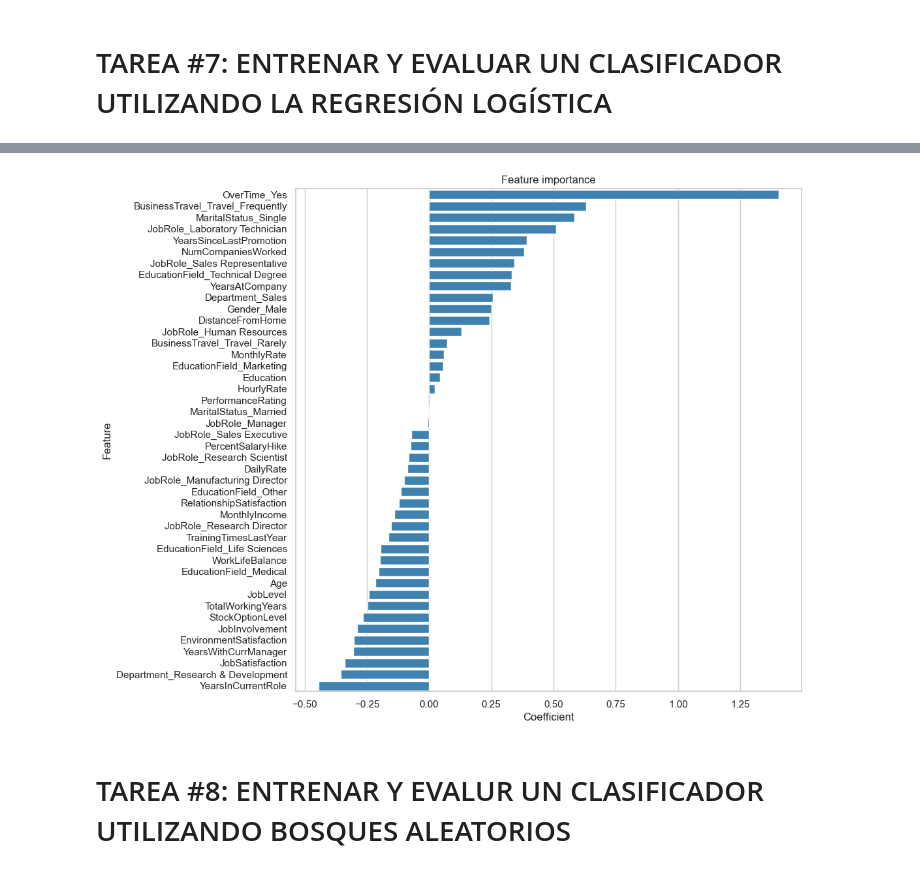
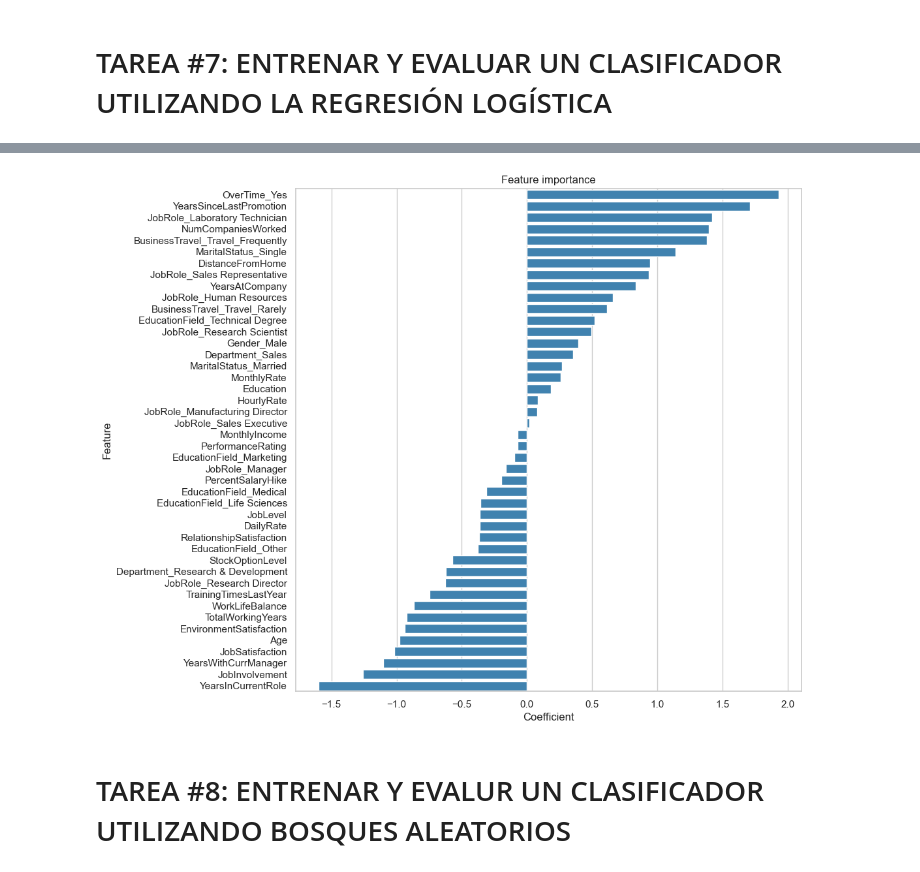
Before and after one commit to JoanClaverol/ds4b, a Jupyter notebook: 1. Human Resources Data/Esqueleto_Departamento_de_Recursos_Humanos.ipynb, the cells around one changed output, grey strips where cells are left out. Saved outputs shown, nothing was run; the diff lists cells and outputs as text; code cells hidden in the pictures.

```diff
--- a/1. Human Resources Data/Esqueleto_Departamento_de_Recursos_Humanos.ipynb
+++ b/1. Human Resources Data/Esqueleto_Departamento_de_Recursos_Humanos.ipynb
@@ -429,13 +425,13 @@ from sklearn.pipeline import Pipeline
 # import column transformer
 from sklearn.compose import ColumnTransformer
 # import standard scaler
-from sklearn.preprocessing import StandardScaler
+from sklearn.preprocessing import MinMaxScaler
 # import one hot encoder
 from sklearn.preprocessing import OneHotEncoder
 
 # create a pipeline for numerical columns
 num_pipeline = Pipeline([
-    ("std_scaler", StandardScaler())
+    ("scaler", MinMaxScaler())
 ])
 
 # create a pipeline for categorical columns
@@ -519,38 +532,35 @@ weighted avg       0.90      0.90      0.89       294
 # get formual from logistic regression
 # get the best estimator
 best_estimator = grid_search_lm.best_estimator_
 
 # get the preprocessor
 preprocessor = best_estimator.named_steps["preprocessor"]
 
 # get the one hot encoder
 ohe_names = preprocessor.named_transformers_["cat_pipeline"].get_feature_names_out()
 
 # get the feature names
 feature_names = (
     list(num_cols) +
     list(ohe_names)
 )
 
 # get the coefficients
 coefficients = best_estimator.named_steps["log_reg"].coef_[0]
 
 # create a dataframe
 coefficients_df = pd.DataFrame({
     "Feature": feature_names,
     "Coefficient": coefficients
-})
-
-# sort the dataframe by coefficient
-coefficients_df = coefficients_df.sort_values(by="Coefficient", ascending=False)
+}).sort_values(by="Coefficient", ascending=False)
 
 # plot the coefficients
 plt.figure(figsize=(10, 10))
 sns.barplot(x="Coefficient", y="Feature", data=coefficients_df, color="#2E86C1")
 plt.title("Feature importance")
 plt.show()
 # %% [output]
-[figure, old version]
+[figure, new version]
 # %% [markdown]
 # TAREA #8: ENTRENAR Y EVALUR UN CLASIFICADOR UTILIZANDO BOSQUES ALEATORIOS
 # %%
```
Also changed, not shown: parts of 17 cells of this notebook, 1 other file.
